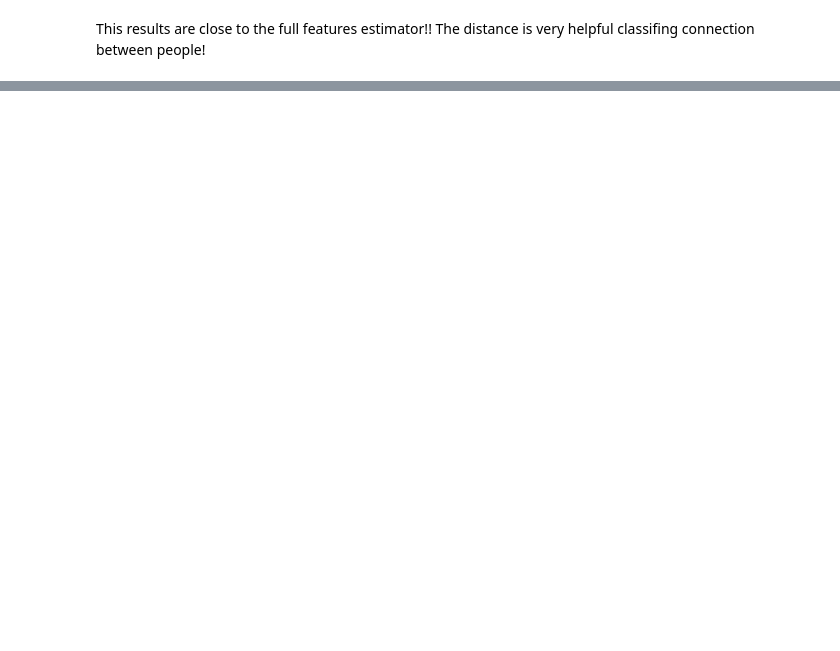
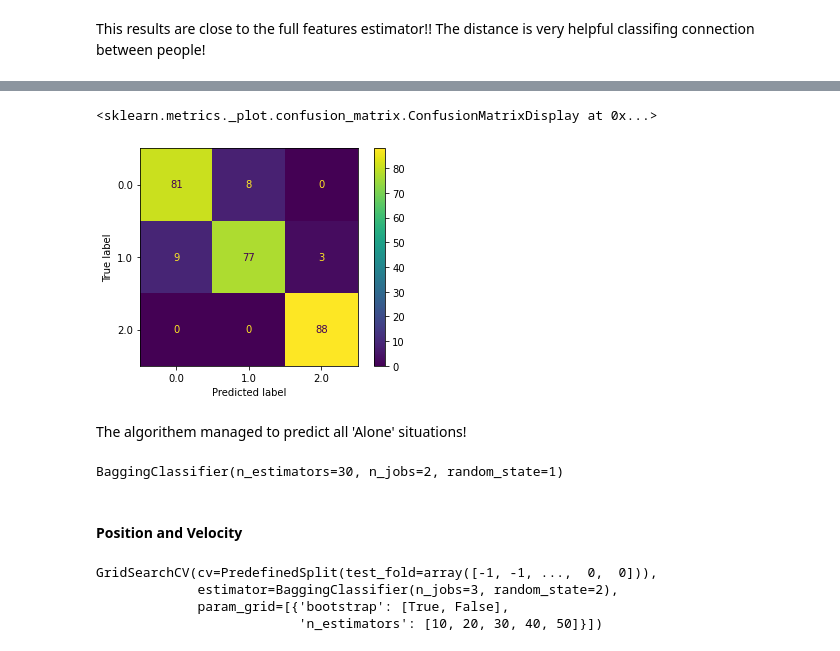
Before and after one commit to oridarshan/data-visualization-project, a Jupyter notebook: Hands Classification.ipynb, the cells around one changed output, grey strips where cells are left out. Cells and saved outputs as stored; diff of their text form; code cells hidden in the pictures; blank space fills up the shorter version.

```diff
--- a/Hands Classification.ipynb
+++ b/Hands Classification.ipynb
@@ -1486,0 +1517,29 @@ KNeighborsClassifier(n_neighbors=7)
+# %%
+f_bgc=grid.best_estimator_
+f_bgc.fit(f_X_train,y_train)
+# evaluation
+from sklearn.metrics import plot_confusion_matrix
+plot_confusion_matrix(f_bgc, f_X_val, y_val)
+# %% [output]
+<sklearn.metrics._plot.confusion_matrix.ConfusionMatrixDisplay at 0x...>
+[figure, added]
+# %% [markdown]
+The algorithem managed to predict all 'Alone' situations!
+# %%
+#final estimator for future use
+f_bgc.fit(f_X,y)
+# %% [output]
+BaggingClassifier(n_estimators=30, n_jobs=2, random_state=1)
+# %% [markdown]
+#### Position and Velocity
+# %%
+bgc=BaggingClassifier(random_state=2,n_jobs=3)
+# parameters to try
+params = [{'n_estimators':[10,20,30,40,50],'bootstrap':[True,False]}]
+grid = GridSearchCV(estimator = bgc, param_grid = params, cv=ps)
+grid.fit(pv_X,y)
+# %% [output]
+GridSearchCV(cv=PredefinedSplit(test_fold=array([-1, -1, ...,  0,  0])),
+             estimator=BaggingClassifier(n_jobs=3, random_state=2),
+             param_grid=[{'bootstrap': [True, False],
+                          'n_estimators': [10, 20, 30, 40, 50]}])
```
Also changed, not shown: parts of 37 cells of this notebook.
